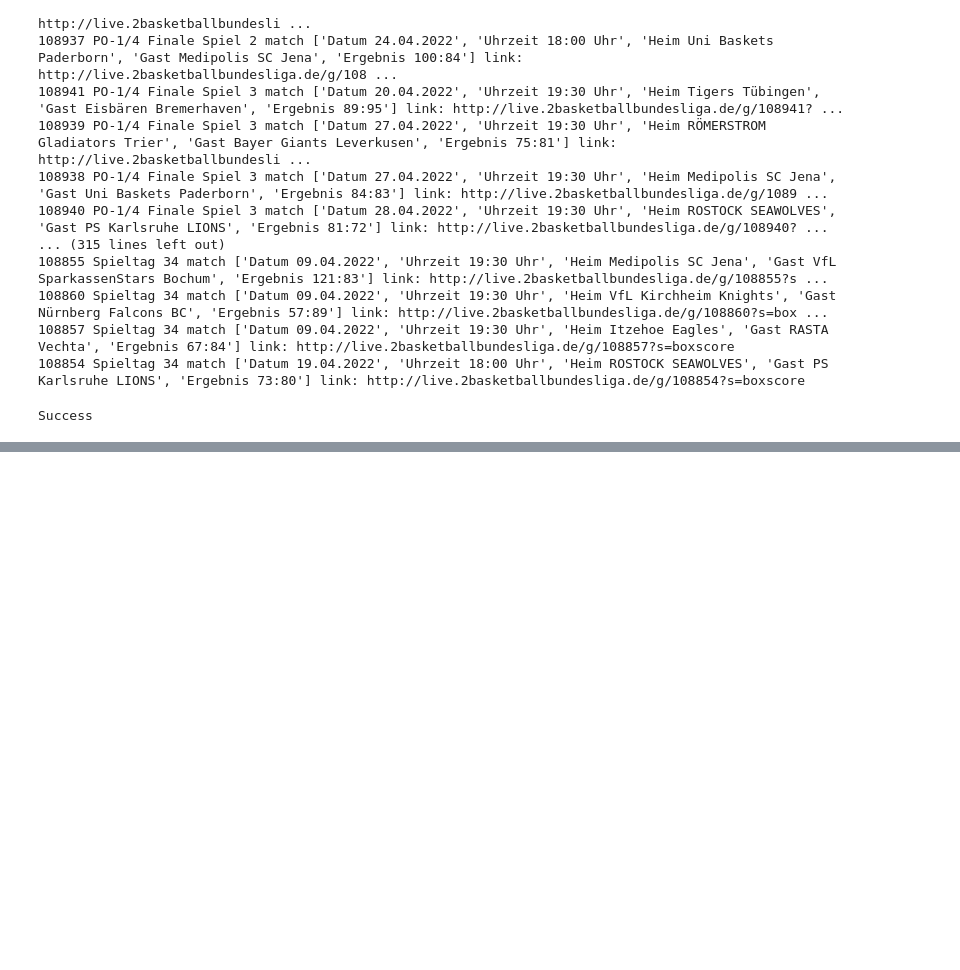
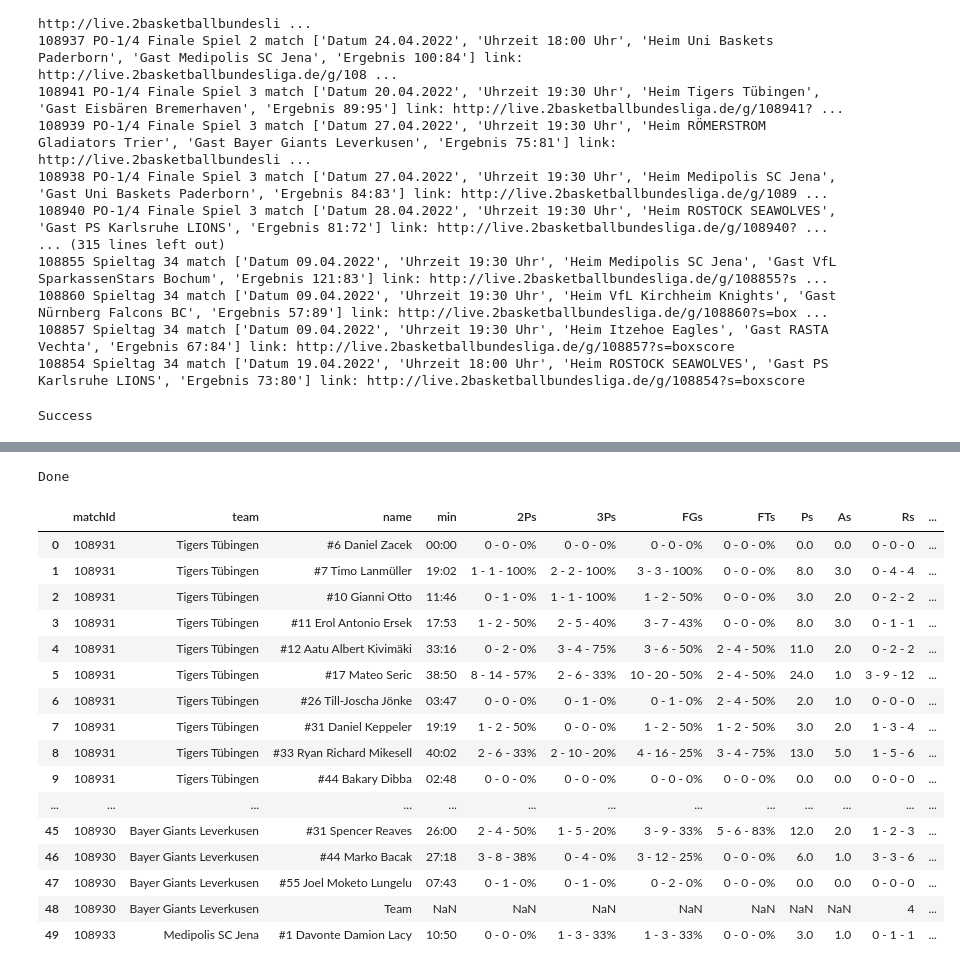
Before and after one commit to Net-Positive/Net_Positive, a Jupyter notebook: scraper/scraper.ipynb, the cells around one changed output, grey strips where cells are left out. Saved outputs shown, nothing was run; the diff lists cells and outputs as text; code cells hidden in the pictures; blank space fills up the shorter version.

```diff
--- a/scraper/scraper.ipynb
+++ b/scraper/scraper.ipynb
@@ -115,0 +435,40 @@ Success
+# %%
+import random as rd
+csvpath = "../data/boxscore_notformatted.csv"
+alpha_box = pd.DataFrame(columns=alpha_hdr)
+alpha_box.to_csv(csvpath, sep=";", index=False)
+
+driver = webdriver.Chrome(path)
+
+for link in links:
+    driver.get(link)
+    time.sleep(1 + rd.randint(0,2))
+    get_matchbox(driver, alpha_box, csvpath)
+
+
+driver.quit()
+
+print("Done")
+# %% [output]
+Done
+# %%
+boxscore = pd.read_csv(csvpath, sep=";")
+boxscore.head(50)
+# %% [output]
+|  | matchId | team | name | min | 2Ps | 3Ps | FGs | FTs | Ps | As | Rs | ... |
+| 0 | 108931 | Tigers Tübingen | #6 Daniel Zacek | 00:00 | 0 - 0 - 0% | 0 - 0 - 0% | 0 - 0 - 0% | 0 - 0 - 0% | 0.0 | 0.0 | 0 - 0 - 0 | ... |
+| 1 | 108931 | Tigers Tübingen | #7 Timo Lanmüller | 19:02 | 1 - 1 - 100% | 2 - 2 - 100% | 3 - 3 - 100% | 0 - 0 - 0% | 8.0 | 3.0 | 0 - 4 - 4 | ... |
+| 2 | 108931 | Tigers Tübingen | #10 Gianni Otto | 11:46 | 0 - 1 - 0% | 1 - 1 - 100% | 1 - 2 - 50% | 0 - 0 - 0% | 3.0 | 2.0 | 0 - 2 - 2 | ... |
+| 3 | 108931 | Tigers Tübingen | #11 Erol Antonio Ersek | 17:53 | 1 - 2 - 50% | 2 - 5 - 40% | 3 - 7 - 43% | 0 - 0 - 0% | 8.0 | 3.0 | 0 - 1 - 1 | ... |
+| 4 | 108931 | Tigers Tübingen | #12 Aatu Albert Kivimäki | 33:16 | 0 - 2 - 0% | 3 - 4 - 75% | 3 - 6 - 50% | 2 - 4 - 50% | 11.0 | 2.0 | 0 - 2 - 2 | ... |
+| 5 | 108931 | Tigers Tübingen | #17 Mateo Seric | 38:50 | 8 - 14 - 57% | 2 - 6 - 33% | 10 - 20 - 50% | 2 - 4 - 50% | 24.0 | 1.0 | 3 - 9 - 12 | ... |
+| 6 | 108931 | Tigers Tübingen | #26 Till-Joscha Jönke | 03:47 | 0 - 0 - 0% | 0 - 1 - 0% | 0 - 1 - 0% | 2 - 4 - 50% | 2.0 | 1.0 | 0 - 0 - 0 | ... |
+| 7 | 108931 | Tigers Tübingen | #31 Daniel Keppeler | 19:19 | 1 - 2 - 50% | 0 - 0 - 0% | 1 - 2 - 50% | 1 - 2 - 50% | 3.0 | 2.0 | 1 - 3 - 4 | ... |
+| 8 | 108931 | Tigers Tübingen | #33 Ryan Richard Mikesell | 40:02 | 2 - 6 - 33% | 2 - 10 - 20% | 4 - 16 - 25% | 3 - 4 - 75% | 13.0 | 5.0 | 1 - 5 - 6 | ... |
+| 9 | 108931 | Tigers Tübingen | #44 Bakary Dibba | 02:48 | 0 - 0 - 0% | 0 - 0 - 0% | 0 - 0 - 0% | 0 - 0 - 0% | 0.0 | 0.0 | 0 - 0 - 0 | ... |
+| ... | ... | ... | ... | ... | ... | ... | ... | ... | ... | ... | ... | ... |
+| 45 | 108930 | Bayer Giants Leverkusen | #31 Spencer Reaves | 26:00 | 2 - 4 - 50% | 1 - 5 - 20% | 3 - 9 - 33% | 5 - 6 - 83% | 12.0 | 2.0 | 1 - 2 - 3 | ... |
+| 46 | 108930 | Bayer Giants Leverkusen | #44 Marko Bacak | 27:18 | 3 - 8 - 38% | 0 - 4 - 0% | 3 - 12 - 25% | 0 - 0 - 0% | 6.0 | 1.0 | 3 - 3 - 6 | ... |
+| 47 | 108930 | Bayer Giants Leverkusen | #55 Joel Moketo Lungelu | 07:43 | 0 - 1 - 0% | 0 - 1 - 0% | 0 - 2 - 0% | 0 - 0 - 0% | 0.0 | 0.0 | 0 - 0 - 0 | ... |
+| 48 | 108930 | Bayer Giants Leverkusen | Team | NaN | NaN | NaN | NaN | NaN | NaN | NaN | 4 | ... |
+| 49 | 108933 | Medipolis SC Jena | #1 Davonte Damion Lacy | 10:50 | 0 - 0 - 0% | 1 - 3 - 33% | 1 - 3 - 33% | 0 - 0 - 0% | 3.0 | 1.0 | 0 - 1 - 1 | ... |
```
Also changed, not shown: parts of 40 cells of this notebook, 1 other file.
